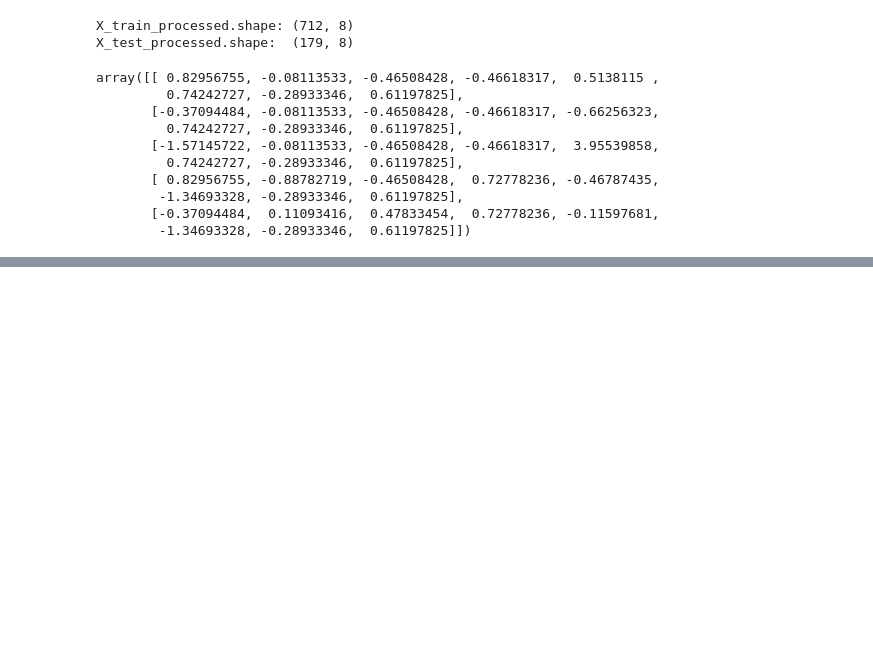
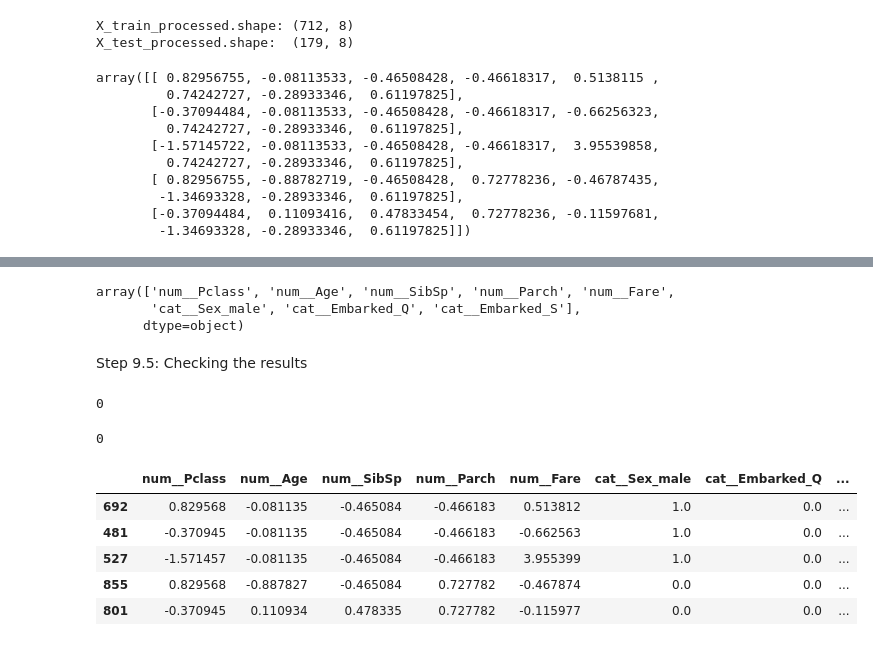
Before and after one commit to niusha-yaghini/Artificial_Intelligence_Course, a Jupyter notebook: 05-machine-learning/00-data-preprocessing-and-eda/01_data_preprocessing.ipynb, the cells around one changed output, grey strips where cells are left out. Saved outputs shown, nothing was run; the diff lists cells and outputs as text; code cells hidden in the pictures; blank space fills up the shorter version.

Commit message:
Pipeline (01-data-processing done)

```diff
--- a/05-machine-learning/00-data-preprocessing-and-eda/01_data_preprocessing.ipynb
+++ b/05-machine-learning/00-data-preprocessing-and-eda/01_data_preprocessing.ipynb
@@ -538,0 +671,15 @@ array([[ 0.82956755, -0.08113533, -0.46508428, -0.46618317,  0.5138115 ,
+# %%
+preprocessor = ColumnTransformer(
+    transformers=[
+        (
+            "num",
+            numeric_pipeline,
+            numeric_features
+        ),
+        (
+            "cat",
+            categorical_pipeline,
+            categorical_features
+        )
+    ]
+)
@@ -538,0 +712,12 @@ array([[ 0.82956755, -0.08113533, -0.46508428, -0.46618317,  0.5138115 ,
+# %%
+preprocessor.fit(
+    X_train_pipe
+)
+
+X_train_pipeline = preprocessor.transform(
+    X_train_pipe
+)
+
+X_test_pipeline = preprocessor.transform(
+    X_test_pipe
+)
@@ -538,0 +737,43 @@ array([[ 0.82956755, -0.08113533, -0.46508428, -0.46618317,  0.5138115 ,
+# %%
+pipeline_feature_names = (
+    preprocessor.get_feature_names_out()
+)
+
+pipeline_feature_names
+# %% [output]
+array(['num__Pclass', 'num__Age', 'num__SibSp', 'num__Parch', 'num__Fare',
+       'cat__Sex_male', 'cat__Embarked_Q', 'cat__Embarked_S'],
+      dtype=object)
+# %% [markdown]
+Step 9.5: Checking the results
+# %%
+np.isnan(
+    np.asarray(X_train_pipeline)
+).sum()
+# %% [output]
+0
+# %%
+np.isnan(
+    np.asarray(X_test_pipeline)
+).sum()
+# %% [output]
+0
+# %%
+pipeline_feature_names = (
+    preprocessor.get_feature_names_out()
+)
+
+X_train_pipeline_df = pd.DataFrame(
+    X_train_pipeline,
+    columns=pipeline_feature_names,
+    index=X_train_pipe.index
+)
+
+X_train_pipeline_df.head()
+# %% [output]
+|  | num__Pclass | num__Age | num__SibSp | num__Parch | num__Fare | cat__Sex_male | cat__Embarked_Q | ... |
+| 692 | 0.829568 | -0.081135 | -0.465084 | -0.466183 | 0.513812 | 1.0 | 0.0 | ... |
+| 481 | -0.370945 | -0.081135 | -0.465084 | -0.466183 | -0.662563 | 1.0 | 0.0 | ... |
+| 527 | -1.571457 | -0.081135 | -0.465084 | -0.466183 | 3.955399 | 1.0 | 0.0 | ... |
+| 855 | 0.829568 | -0.887827 | -0.465084 | 0.727782 | -0.467874 | 0.0 | 0.0 | ... |
+| 801 | -0.370945 | 0.110934 | 0.478335 | 0.727782 | -0.115977 | 0.0 | 0.0 | ... |
```
Also changed, not shown: parts of 27 cells of this notebook.
